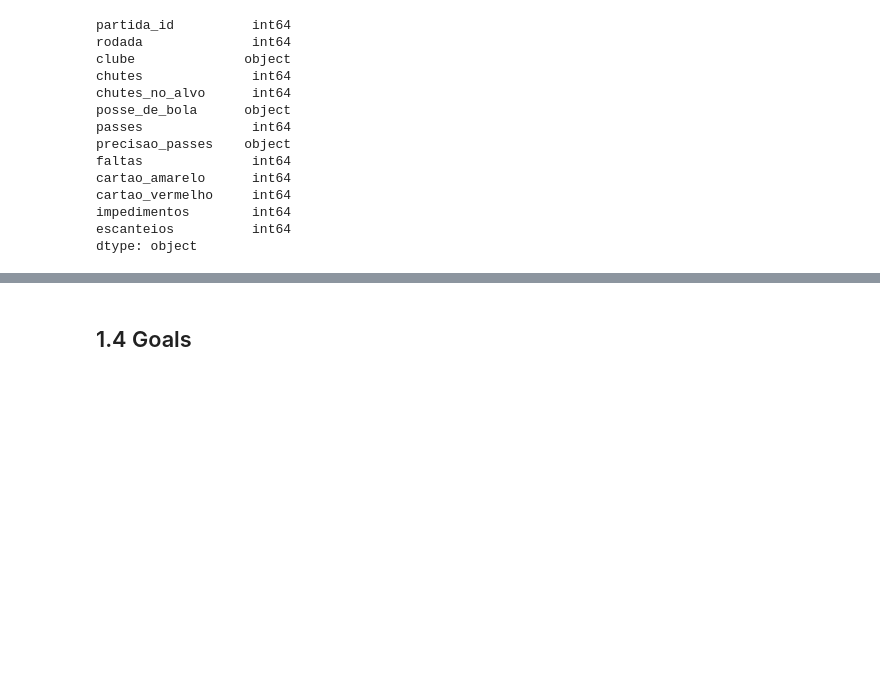
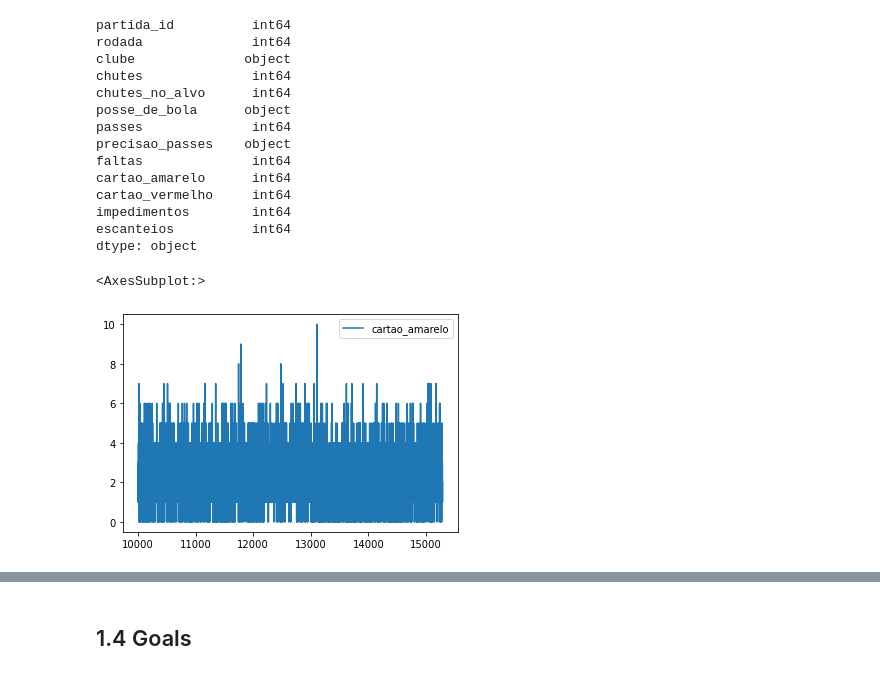
Before and after one commit to mahelvson/FootballPredictions, a Jupyter notebook: notebooks/Cycle05-FeatureEngineering-Escanteios-Classification.ipynb, the cells around one changed output, grey strips where cells are left out. Cells and saved outputs as stored; diff of their text form; code cells hidden in the pictures; blank space fills up the shorter version.

```diff
--- a/notebooks/Cycle05-FeatureEngineering-Escanteios-Classification.ipynb
+++ b/notebooks/Cycle05-FeatureEngineering-Escanteios-Classification.ipynb
@@ -231,3 +232,8 @@ cartao_vermelho     int64
 impedimentos        int64
 escanteios          int64
 dtype: object
+# %%
+df_stats[10000:].plot(y='cartao_amarelo')
+# %% [output]
+<AxesSubplot:>
+[figure, added]
```
Also changed, not shown: parts of 97 cells of this notebook.
